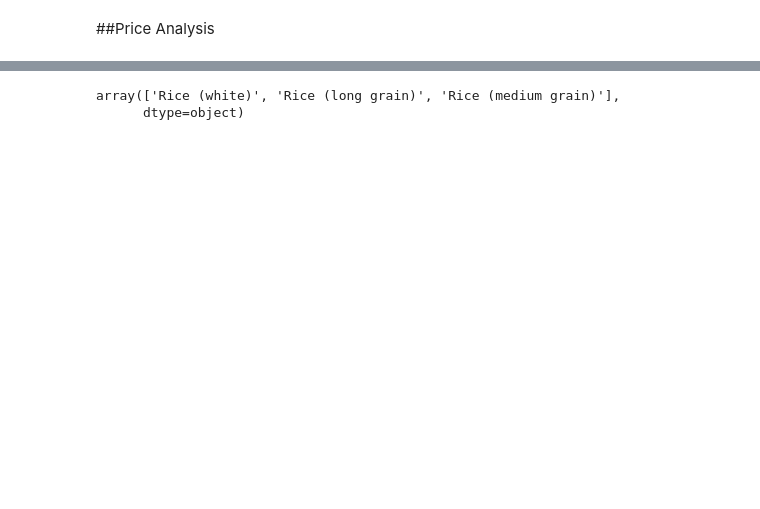
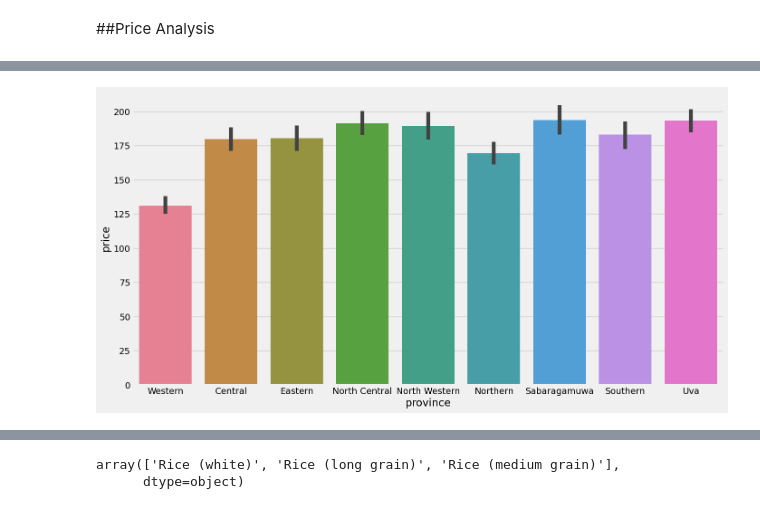
Before and after one commit to DVIlangamge/FYP--Rice-Price-Volatility-Analysis-and-Forecasting, a Jupyter notebook: FYP.ipynb, the cells around one changed output, grey strips where cells are left out. Cells and saved outputs as stored; diff of their text form; code cells hidden in the pictures; blank space fills up the shorter version.

```diff
--- a/FYP.ipynb
+++ b/FYP.ipynb
@@ -203,0 +319,6 @@ filtered_pricelist['Date']= pd.to_datetime(filtered_pricelist['Date'])
+# %%
+plt.figure(figsize=(15,8))
+sns.barplot(d1, x='province',y='price', hue='province')
+plt.show()
+# %% [output]
+[figure, added]
```
Also changed, not shown: parts of 91 cells of this notebook.
